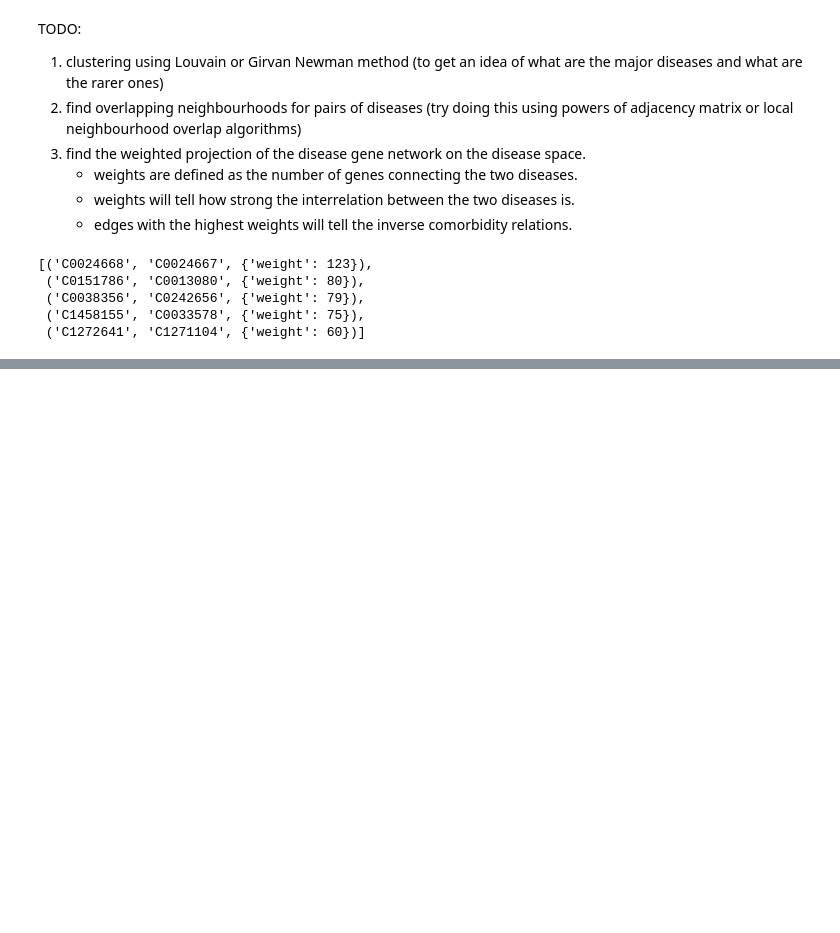
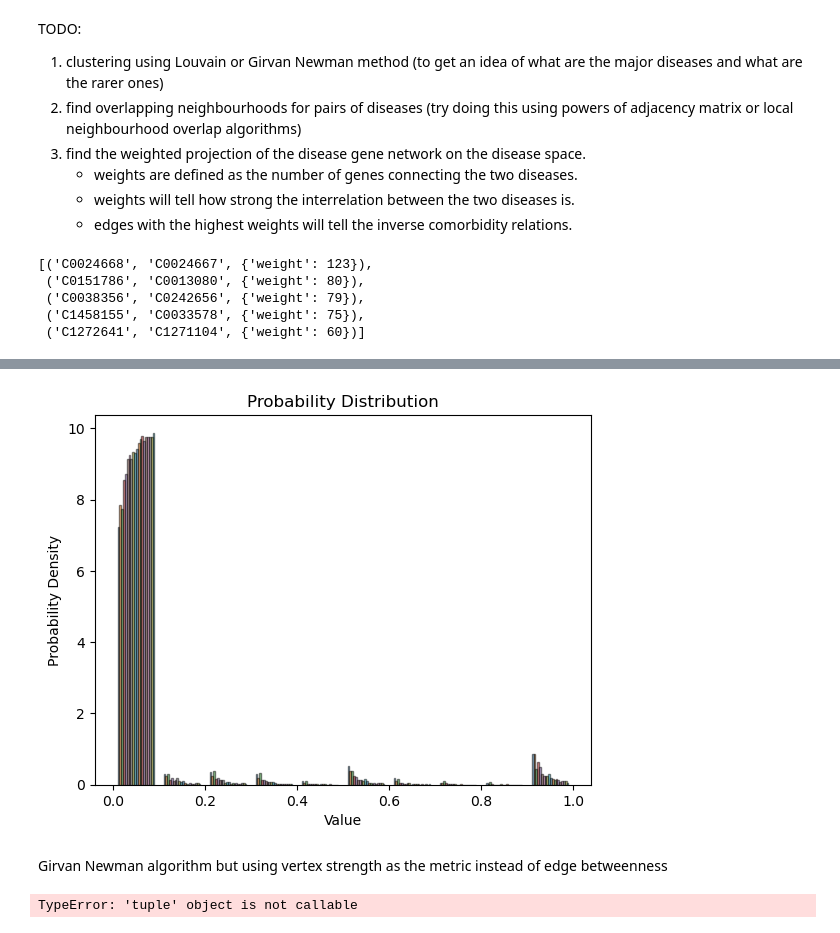
Before and after one commit to aadit-mahajan/GetTheseDiseases, a Jupyter notebook: DG_clustering.ipynb, the cells around one changed output, grey strips where cells are left out. Drawn from its saved outputs; the diff is of its cells as text; code cells hidden in the pictures; blank space fills up the shorter version.

```diff
--- a/DG_clustering.ipynb
+++ b/DG_clustering.ipynb
@@ -192,0 +299,20 @@ sorted_data.loc[sorted_data['Disease1'] == 'C0030567']
+# %%
+## Trying on the DG_graph (bipartite)
+adj_sparse_DG = (nx.adjacency_matrix(DG_graph))          # sending sparse
+print(adj_sparse_DG.get_shape())
+from sknetwork.clustering import Louvain
+louvain = Louvain()
+
+labels = louvain.fit_predict(adj_sparse_DG)
+print(labels)
+#print(len(labels))
+
+#output has serial number of node as clusters
+clusters = [[] for _ in range(len(set(labels)))]
+for index, value in enumerate(labels):
+    clusters[value].append(index)
+for i, sublist in enumerate(clusters):
+    print(f"Cluster {i}\n{sublist}\n")
+
+proba = louvain.predict_proba()
+#print(proba)
@@ -192,0 +337,14 @@ sorted_data.loc[sorted_data['Disease1'] == 'C0030567']
+# %%
+plt.hist(proba, bins = 10, density=True, alpha=0.5,  edgecolor='black')
+
+# Add labels and title
+plt.xlabel('Value')
+plt.ylabel('Probability Density')
+plt.title('Probability Distribution')
+
+# Show plot
+plt.show()
+# %% [output]
+[figure, added]
+# %% [markdown]
+Girvan Newman algorithm but using vertex strength as the metric instead of edge betweenness
@@ -192,0 +389,45 @@ sorted_data.loc[sorted_data['Disease1'] == 'C0030567']
+# %%
+
+def most_central_edge(G):
+    adj = (nx.adjacency_matrix(G)).todense()           # todense() is for making it into an actual matrix
+    n = len(G.nodes)
+    vertex_st = {}
+    nodes = list(G.nodes)
+
+    for i in nodes:
+        vertex_st[i] = 0
+        for j in nodes:
+            # try except block to prevent keyerror from trying to find non-existent edge.
+            try:
+                vertex_st[i] += G[i][j]['weight'] * adj[nodes.index(i),nodes.index(j)]
+            except KeyError:
+                pass
+
+    vertex_st = vertex_st.items()
+    vertex_st = sorted (vertex_st, key = lambda x:x[1], reverse = True)
+
+#standardise vertex_st?
+
+# Check if there is an edge between the two highest strength nodes
+    for i in range(len(vertex_st) - 1):
+        for j in range (i, len(vertex_st) - 1):
+            node1 = vertex_st[i][0]
+            node2 = vertex_st[j][0]
+
+            if node1 in G.neighbors(node2):
+                max_edge = (node1, node2)
+                return max_edge
+    return 0
+'''
+    for i in vertex_st
+        node1 = vertex_st[0][0]
+        node2 = vertex_st[1][0]
+    if disease_projection[node1][node2]['weight']>0:
+        max_edge = (node1, node2)
+    return max_edge
+'''
+
+comp = nx.community.girvan_newman(disease_projection, most_valuable_edge=most_central_edge(disease_projection))
+print(tuple(sorted(c) for c in next(comp)))
+# %% [output]
+TypeError: 'tuple' object is not callable
```
Also changed, not shown: parts of 15 cells of this notebook.
